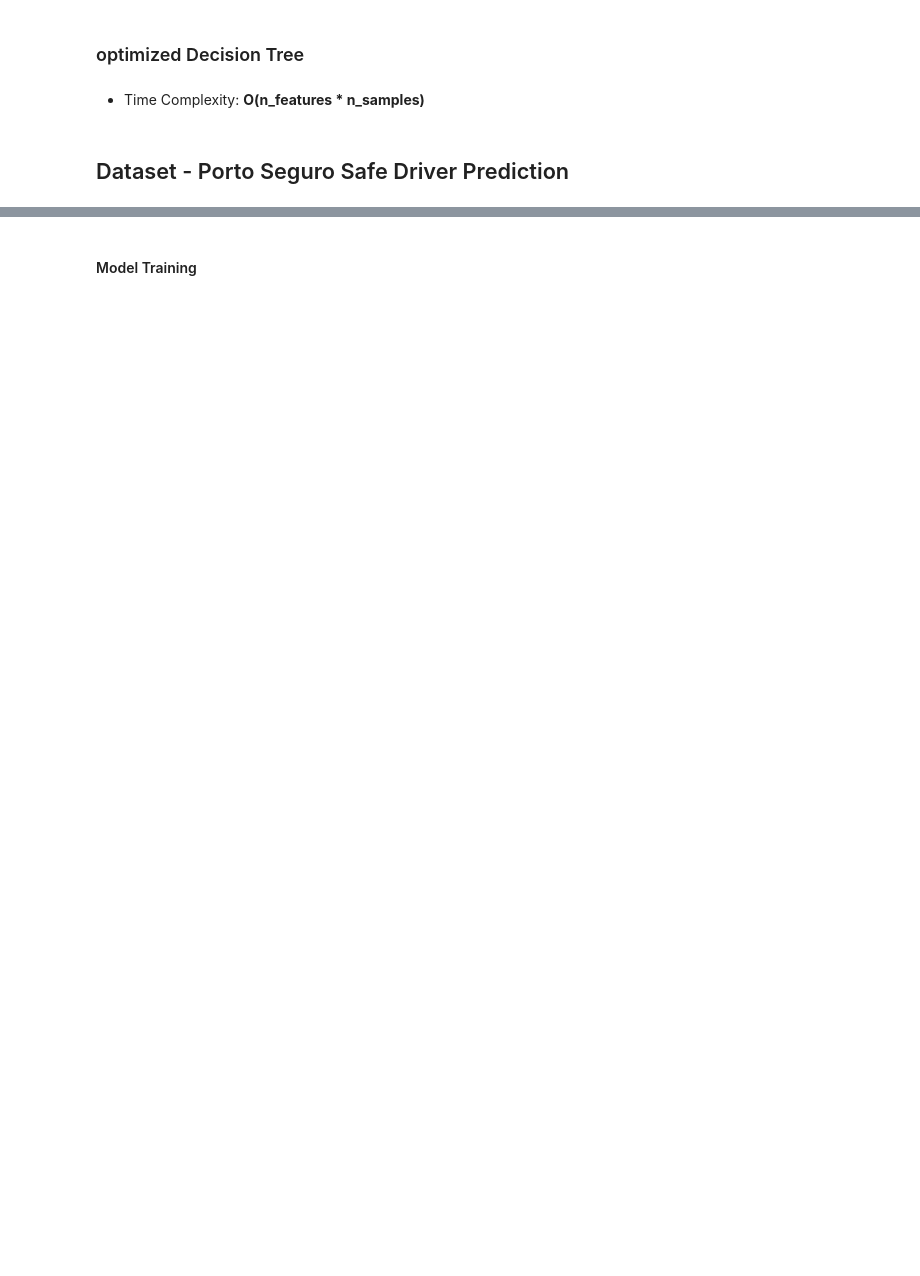
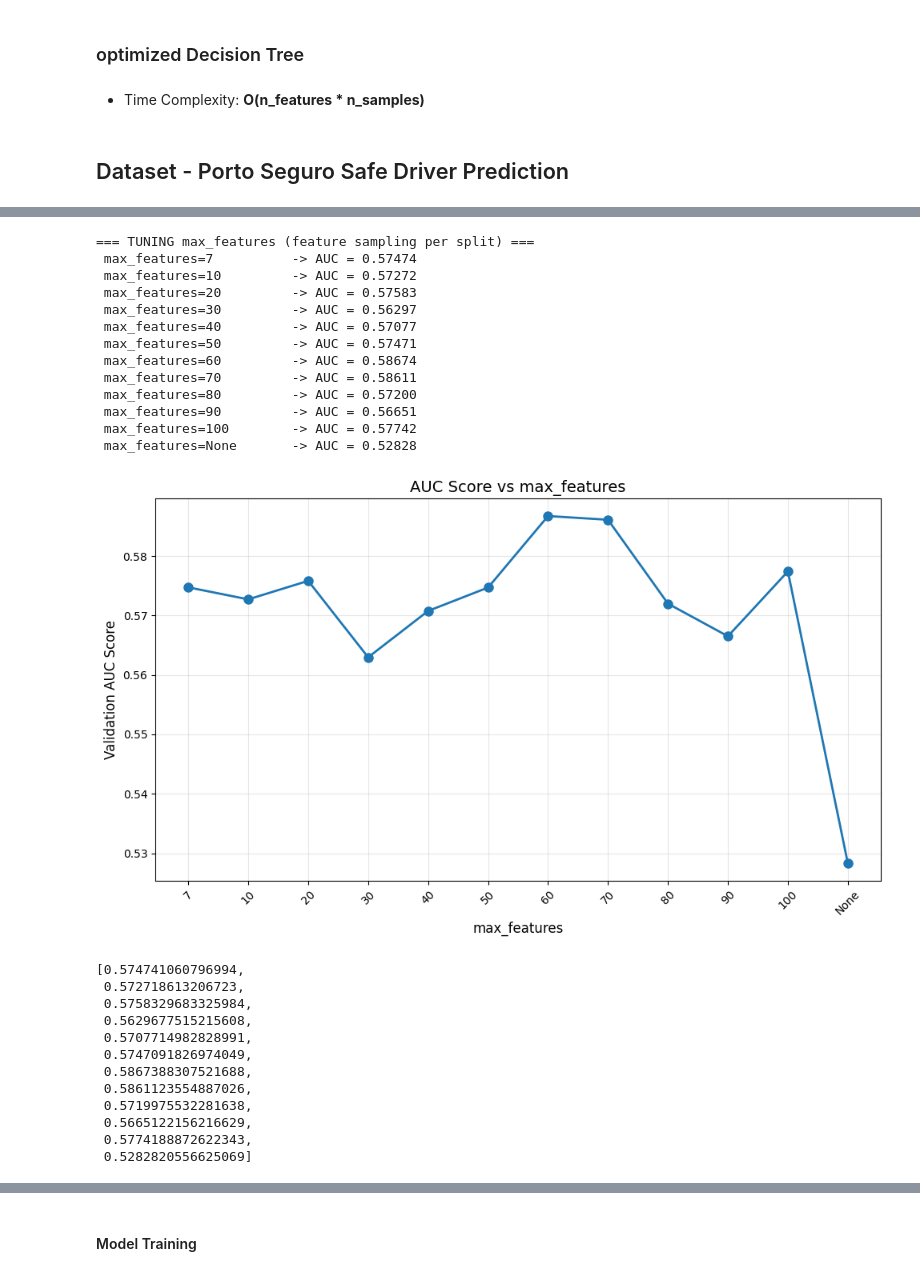
Before and after one commit to adarshanumula7/Insurance_Claim_Predictions, a Jupyter notebook: Models/Decision_Tree.ipynb, the cells around one changed output, grey strips where cells are left out. Cells and saved outputs as stored; diff of their text form; code cells hidden in the pictures; blank space fills up the shorter version.

```diff
--- a/Models/Decision_Tree.ipynb
+++ b/Models/Decision_Tree.ipynb
@@ -344,0 +512,31 @@ test = test.astype(float)
+# %%
+print("\n=== TUNING max_features (feature sampling per split) ===")
+feature_vals = [7, 10, 20, 30, 40, 50, 60, 70, 80, 90, 100, None]
+tune_and_plot('max_features', feature_vals, 'max_features')
+# %% [output]
+=== TUNING max_features (feature sampling per split) ===
+ max_features=7          -> AUC = 0.57474
+ max_features=10         -> AUC = 0.57272
+ max_features=20         -> AUC = 0.57583
+ max_features=30         -> AUC = 0.56297
+ max_features=40         -> AUC = 0.57077
+ max_features=50         -> AUC = 0.57471
+ max_features=60         -> AUC = 0.58674
+ max_features=70         -> AUC = 0.58611
+ max_features=80         -> AUC = 0.57200
+ max_features=90         -> AUC = 0.56651
+ max_features=100        -> AUC = 0.57742
+ max_features=None       -> AUC = 0.52828
+[figure, added]
+[0.574741060796994,
+ 0.572718613206723,
+ 0.5758329683325984,
+ 0.5629677515215608,
+ 0.5707714982828991,
+ 0.5747091826974049,
+ 0.5867388307521688,
+ 0.5861123554887026,
+ 0.5719975532281638,
+ 0.5665122156216629,
+ 0.5774188872622343,
+ 0.5282820556625069]
```
Also changed, not shown: parts of 61 cells of this notebook.
